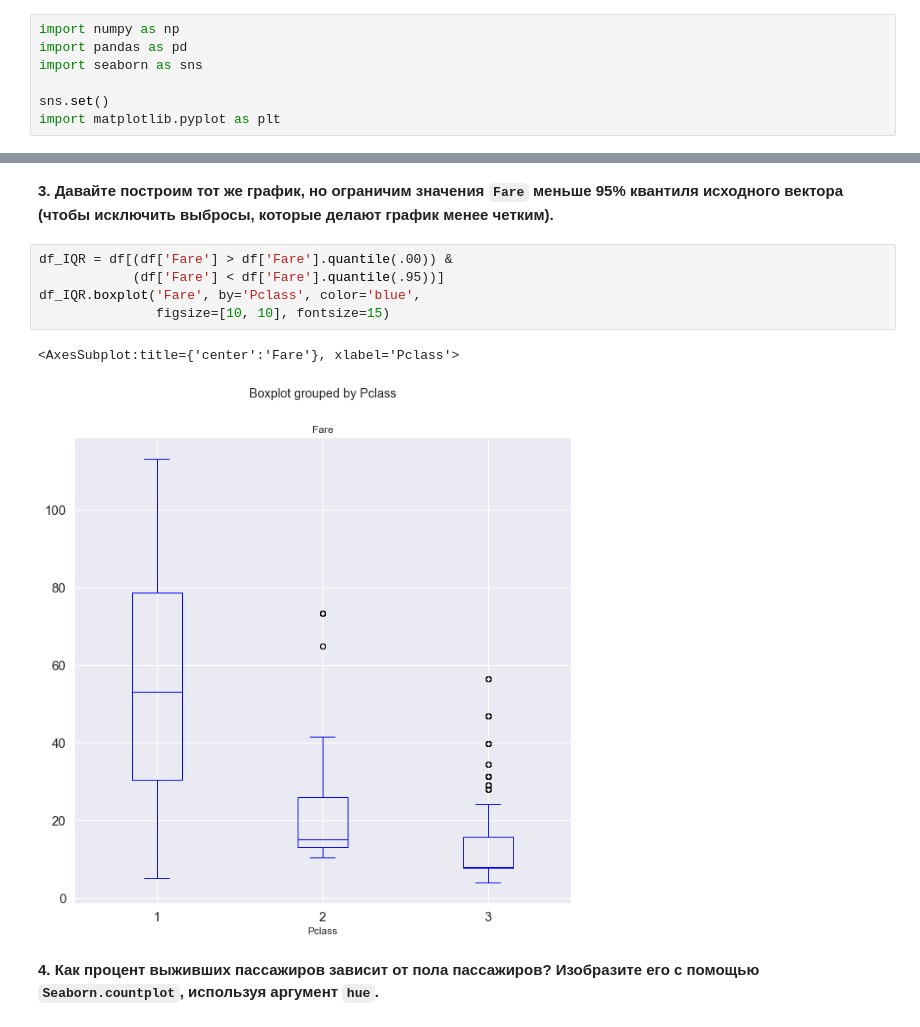
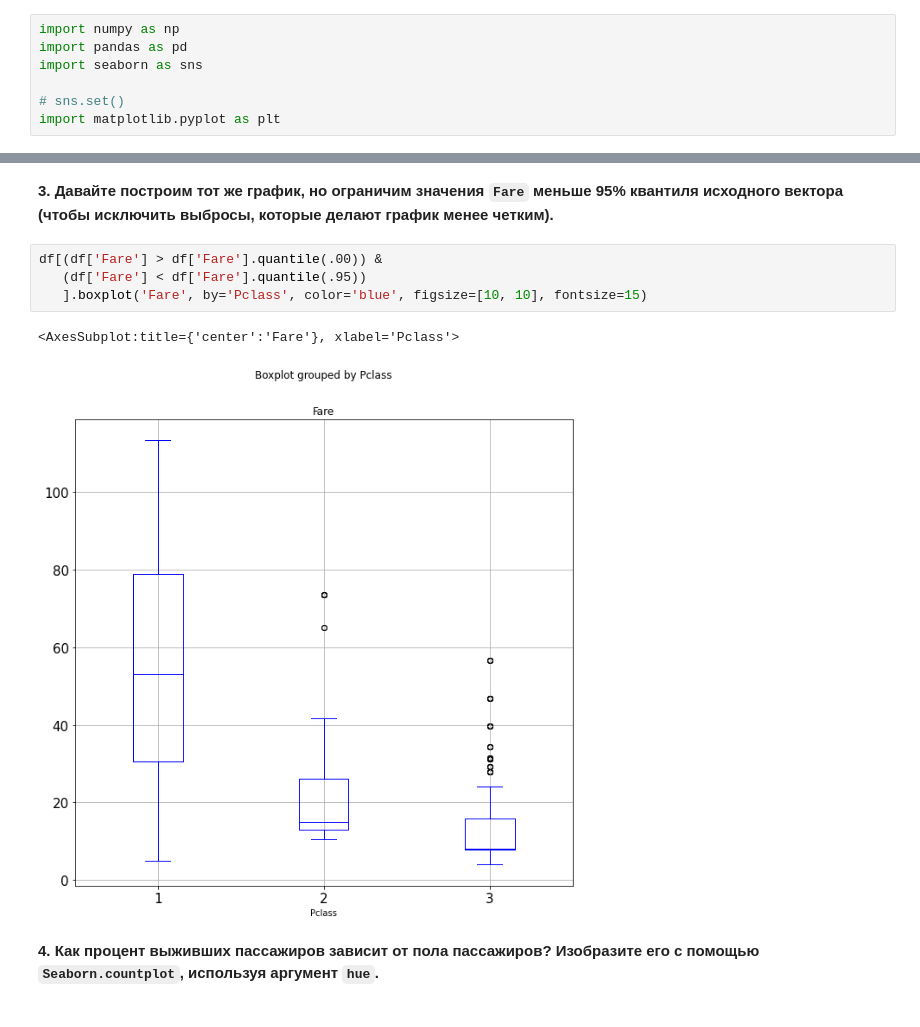
Before and after one commit to Sif-on/KROK-ML, a Jupyter notebook: week_2/topic2_practice_visual_titanic.ipynb, the cells around one changed output, grey strips where cells are left out. Drawn from its saved outputs; the diff is of its cells as text.

```diff
--- a/week_2/topic2_practice_visual_titanic.ipynb
+++ b/week_2/topic2_practice_visual_titanic.ipynb
@@ -12,7 +12,7 @@ import numpy as np
 import pandas as pd
 import seaborn as sns
 
-sns.set()
+# sns.set()
 import matplotlib.pyplot as plt
 # %% [markdown]
 **Read data**
@@ -90,12 +90,11 @@ df.boxplot('Fare', by='Pclass', color='blue', figsize=[10, 10], fontsize=15)
 # %% [markdown]
 **3. Давайте построим тот же график, но ограничим значения `Fare` меньше 95% квантиля исходного вектора (чтобы исключить выбросы, которые делают график менее четким).**
 # %%
-df_IQR = df[(df['Fare'] > df['Fare'].quantile(.00)) &
-            (df['Fare'] < df['Fare'].quantile(.95))]
-df_IQR.boxplot('Fare', by='Pclass', color='blue',
-               figsize=[10, 10], fontsize=15)
+df[(df['Fare'] > df['Fare'].quantile(.00)) &
+   (df['Fare'] < df['Fare'].quantile(.95))
+   ].boxplot('Fare', by='Pclass', color='blue', figsize=[10, 10], fontsize=15)
 # %% [output]
 <AxesSubplot:title={'center':'Fare'}, xlabel='Pclass'>
-[figure, old version]
+[figure, new version]
 # %% [markdown]
 **4. Как процент выживших пассажиров зависит от пола пассажиров? Изобразите его с помощью `Seaborn.countplot`, используя аргумент `hue`.**
```
Also changed, not shown: parts of 6 cells of this notebook.
